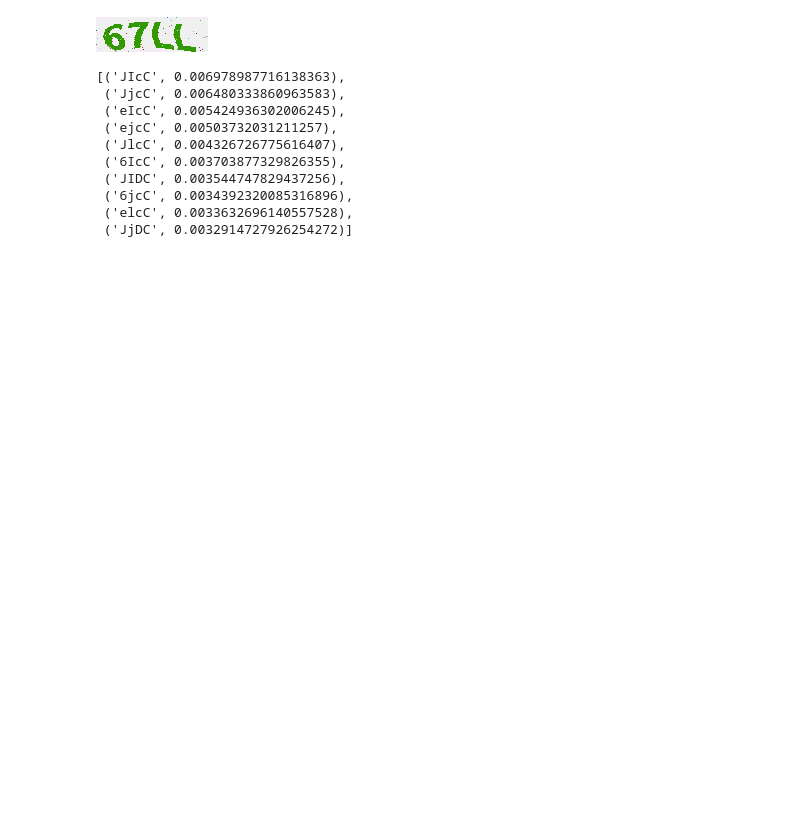
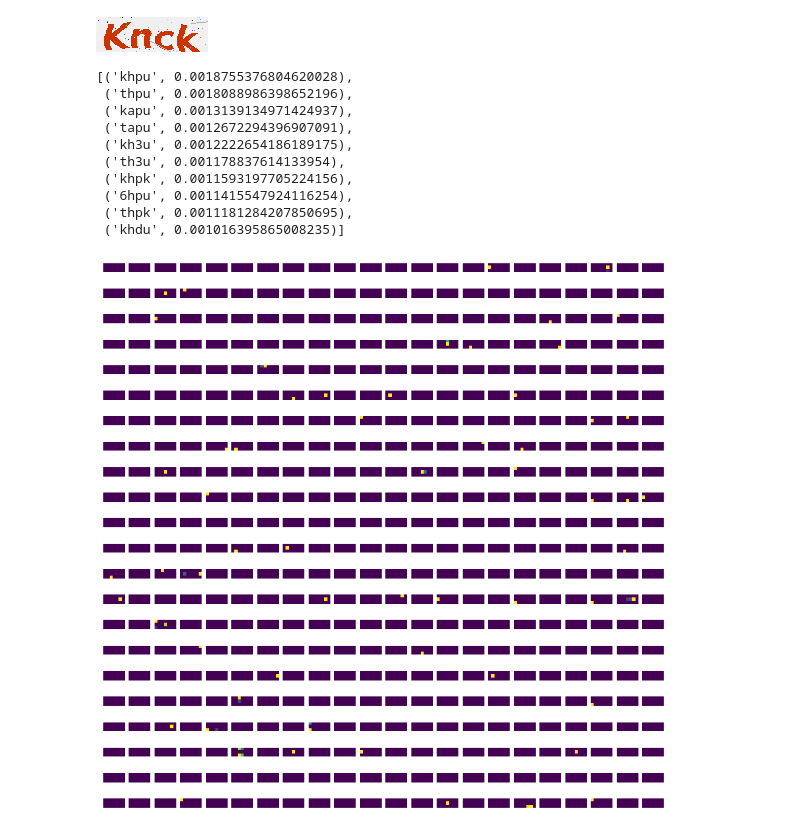
Before and after one commit to lmxx1234567/captcha-hacker, a Jupyter notebook: captcha.ipynb, the cells around one changed output. Cells and saved outputs as stored; diff of their text form; code cells hidden in the pictures; blank space fills up the shorter version.

```diff
--- a/captcha.ipynb
+++ b/captcha.ipynb
@@ -5,6 +5,7 @@
 import torch
 
 device = torch.device("cuda" if torch.cuda.is_available() else "cpu")
+num_classes = 36
 # %%
 from captchagen import get_captcha_image, generate_captcha, preprocess_image
 
@@ -56,11 +57,11 @@ import os
 # %%
 from models.resnet import ResNetCaptchaOCR
 
-model = ResNetCaptchaOCR().to(device)
+model = ResNetCaptchaOCR(num_classes=num_classes).to(device)
 import os
 
 if os.path.exists("captcha_resnet.pth"):
-    model.load_state_dict(torch.load("captcha_resnet.pth"))
+    model.load_state_dict(torch.load(f"captcha_resnet_{num_classes}.pth", map_location=device))
 # %%
 # save model
 def save_model(model):
@@ -190,7 +191,7 @@ def hook_fn(m, i, o):
     output = o
 
 
-hook = model.res_layers[3].register_forward_hook(hook_fn)
+hook = model.res_layers.register_forward_hook(hook_fn)
 
 # test model
 image, captcha = generate_captcha()
@@ -238,23 +239,45 @@ mSvG
 # %%
 from captchagen import get_captcha_image
 
 # test model on real captcha
 image, cookie = get_captcha_image()
 display(image)
 
 image = preprocess_image(image)
 x = transforms.ToTensor()(image).unsqueeze(0).to(device)
 y_pred = model.predict_all_possible(x)
-y_pred
+display(y_pred)
+
+# get res_layers output
+hook.remove()
+output = output.squeeze(0)
+
+import matplotlib.pyplot as plt
+
+
+def plot_res_layers_output(output):
+    num_channels = output.size(0)
+    grid_size = int(num_channels**0.5)
+
+    fig, axes = plt.subplots(grid_size, grid_size, figsize=(10, 10))
+    for i, ax in enumerate(axes.flat):
+        if i < num_channels:
+            ax.imshow(output[i].detach().cpu().numpy(), cmap="viridis")
+        ax.axis("off")
+    plt.show()
+
+
+plot_res_layers_output(output)
 # %% [output]
-[figure, old version]
+[figure, new version]
-[('JIcC', 0.006978987716138363),
- ('JjcC', 0.006480333860963583),
- ('eIcC', 0.005424936302006245),
- ('ejcC', 0.00503732031211257),
- ('JlcC', 0.004326726775616407),
- ('6IcC', 0.003703877329826355),
- ('JIDC', 0.003544747829437256),
- ('6jcC', 0.0034392320085316896),
- ('elcC', 0.0033632696140557528),
- ('JjDC', 0.0032914727926254272)]
+[('khpu', 0.0018755376804620028),
+ ('thpu', 0.0018088986398652196),
+ ('kapu', 0.0013139134971424937),
+ ('tapu', 0.0012672294396907091),
+ ('kh3u', 0.0012222654186189175),
+ ('th3u', 0.001178837614133954),
+ ('khpk', 0.0011593197705224156),
+ ('6hpu', 0.0011415547924116254),
+ ('thpk', 0.0011181284207850695),
+ ('khdu', 0.001016395865008235)]
+[figure, added]
```
Also changed, not shown: parts of 12 cells of this notebook, 6 other files.
